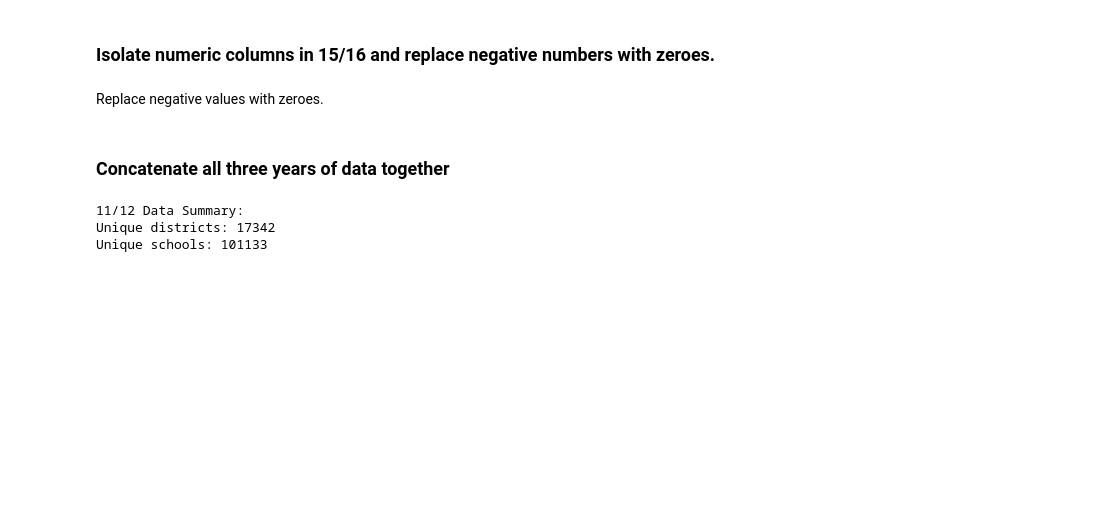
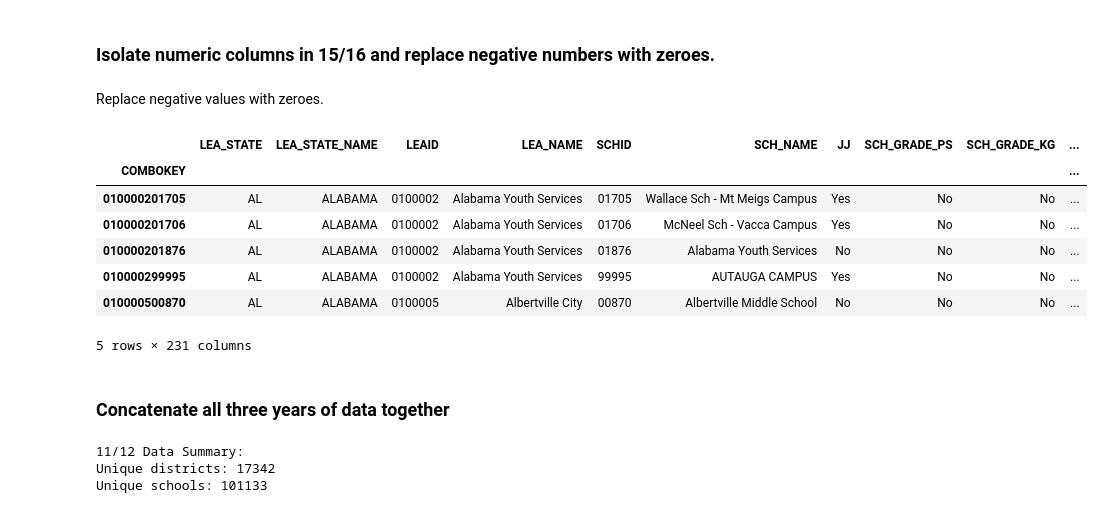
Before and after one commit to Discriminology/Educational-Equity-Data-Commons, a Jupyter notebook: data_processing.ipynb, the cells around one changed output. Drawn from its saved outputs; the diff is of its cells as text; code cells hidden in the pictures; blank space fills up the shorter version.

```diff
--- a/data_processing.ipynb
+++ b/data_processing.ipynb
@@ -323,7 +288,8 @@ df1516_raw = pd.read_csv('/Users/cave/Desktop/discriminology/OCR School data sam
                       , encoding='iso-8859-1'
                      )
 df1516_raw['LEAID'] = df1516_raw['LEAID'].astype(str).str.zfill(7)
-df1516_raw['COMBOKEY'] = df1516_raw['LEAID'] + df1516_raw['SCHID'].astype(str).str.zfill(5)
+df1516_raw['SCHID'] = df1516_raw['SCHID'].astype(str).str.zfill(5)
+df1516_raw['COMBOKEY'] = df1516_raw['LEAID'] + df1516_raw['SCHID']
 df1516_raw = df1516_raw[fields_1516]
 # %% [markdown]
 Replace negative values with zeroes.
@@ -339,3 +304,14 @@ df_1516_final['YEAR'] = '2015-16'
+# %%
+df_1516_final.head()
+# %% [output]
+|  | LEA_STATE | LEA_STATE_NAME | LEAID | LEA_NAME | SCHID | SCH_NAME | JJ | SCH_GRADE_PS | SCH_GRADE_KG | ... |
+| COMBOKEY |  |  |  |  |  |  |  |  |  | ... |
+| 010000201705 | AL | ALABAMA | 0100002 | Alabama Youth Services | 01705 | Wallace Sch - Mt Meigs Campus | Yes | No | No | ... |
+| 010000201706 | AL | ALABAMA | 0100002 | Alabama Youth Services | 01706 | McNeel Sch - Vacca Campus | Yes | No | No | ... |
+| 010000201876 | AL | ALABAMA | 0100002 | Alabama Youth Services | 01876 | Alabama Youth Services | No | No | No | ... |
+| 010000299995 | AL | ALABAMA | 0100002 | Alabama Youth Services | 99995 | AUTAUGA CAMPUS | Yes | No | No | ... |
+| 010000500870 | AL | ALABAMA | 0100005 | Albertville City | 00870 | Albertville Middle School | No | No | No | ... |
+5 rows × 231 columns
 # %%
 df_1516_final[::100].to_csv('~/Desktop/discriminology/output/15_16_sample.csv')
 df_1516_final.to_csv('~/Desktop/discriminology/output/final_data_2015-16.csv')
```
Also changed, not shown: parts of 28 cells of this notebook.
